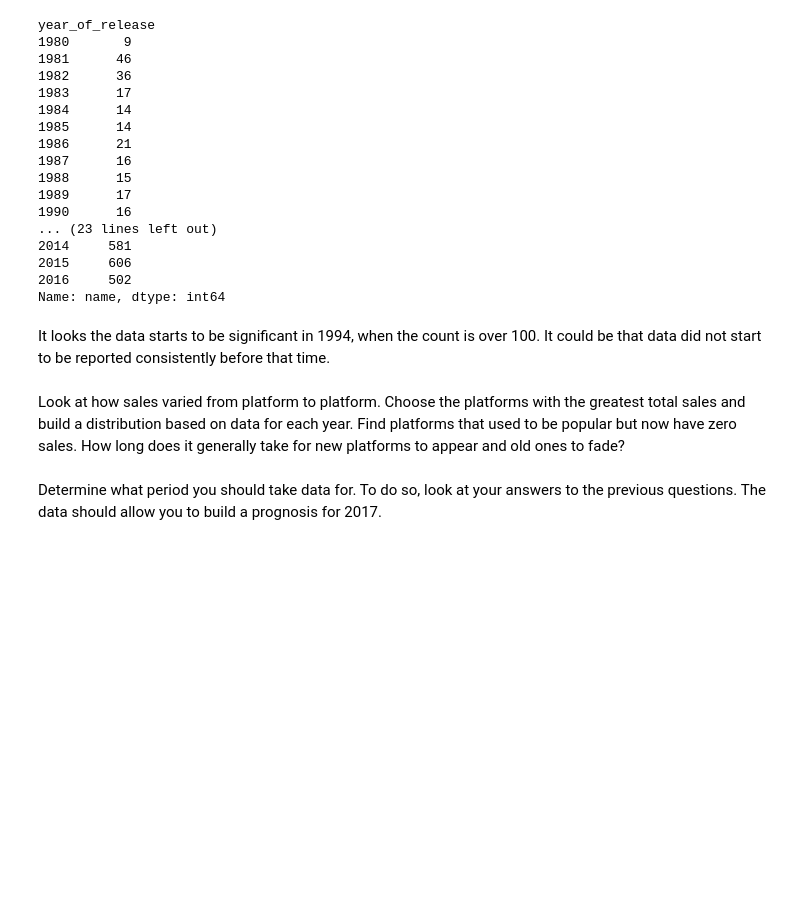
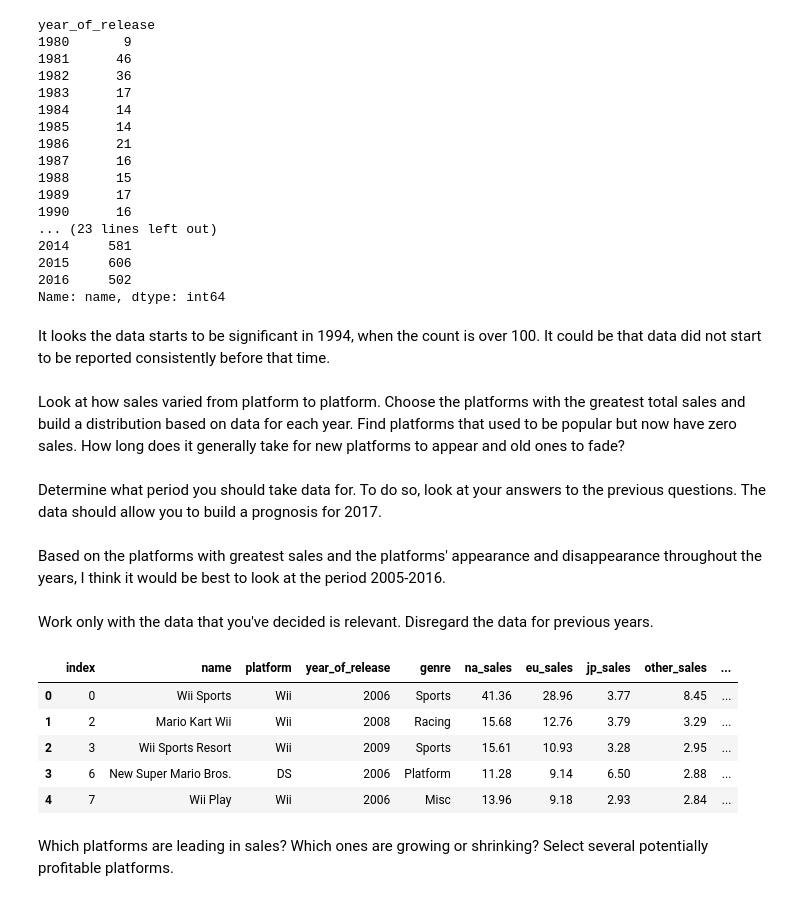
Before and after one commit to LDeYoung17/ice-games-practicum, a Jupyter notebook: notebooks/EDA.ipynb, the cells around one changed output. Saved outputs shown, nothing was run; the diff lists cells and outputs as text; code cells hidden in the pictures; blank space fills up the shorter version.

```diff
--- a/notebooks/EDA.ipynb
+++ b/notebooks/EDA.ipynb
@@ -286,7 +286,7 @@ print(ice_data['user_score'].isna().sum())
 # %% [markdown]
 This code creates a total sales column and adds the other three regions together to determine the value
 # %%
-ice_data['total_sales'] = ice_data['na_sales'] + ice_data['eu_sales'] + ice_data['jp_sales']
+ice_data['total_sales'] = ice_data['na_sales'] + ice_data['eu_sales'] + ice_data['jp_sales'] + ice_data['other_sales']
 # %% [markdown]
 This code drops all the extra columns created to clean the data.
 # %%
@@ -411,3 +411,19 @@ formerly_popular_sorted_scatter.show()
 #print(formerly_popular_sorted)
 # %% [markdown]
 Determine what period you should take data for. To do so, look at your answers to the previous questions. The data should allow you to build a prognosis for 2017.
+# %% [markdown]
+Based on the platforms with greatest sales and the platforms' appearance and disappearance throughout the years, I think it would be best to look at the period 2005-2016.
+# %% [markdown]
+Work only with the data that you've decided is relevant. Disregard the data for previous years.
+# %%
+ice_data_filtered = ice_data.query("year_of_release > 2004 and year_of_release < 2017").reset_index()
+display(ice_data_filtered.head())
+# %% [output]
+|  | index | name | platform | year_of_release | genre | na_sales | eu_sales | jp_sales | other_sales | ... |
+| 0 | 0 | Wii Sports | Wii | 2006 | Sports | 41.36 | 28.96 | 3.77 | 8.45 | ... |
+| 1 | 2 | Mario Kart Wii | Wii | 2008 | Racing | 15.68 | 12.76 | 3.79 | 3.29 | ... |
+| 2 | 3 | Wii Sports Resort | Wii | 2009 | Sports | 15.61 | 10.93 | 3.28 | 2.95 | ... |
+| 3 | 6 | New Super Mario Bros. | DS | 2006 | Platform | 11.28 | 9.14 | 6.50 | 2.88 | ... |
+| 4 | 7 | Wii Play | Wii | 2006 | Misc | 13.96 | 9.18 | 2.93 | 2.84 | ... |
+# %% [markdown]
+Which platforms are leading in sales? Which ones are growing or shrinking? Select several potentially profitable platforms.
```
Also changed, not shown: parts of 7 cells of this notebook.
